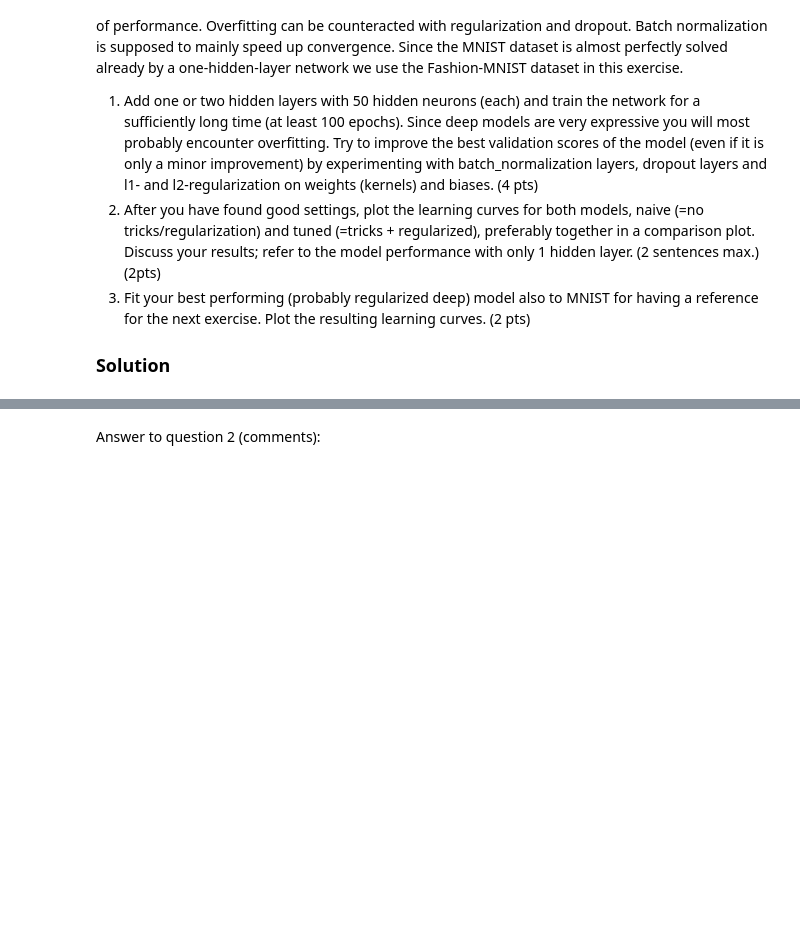
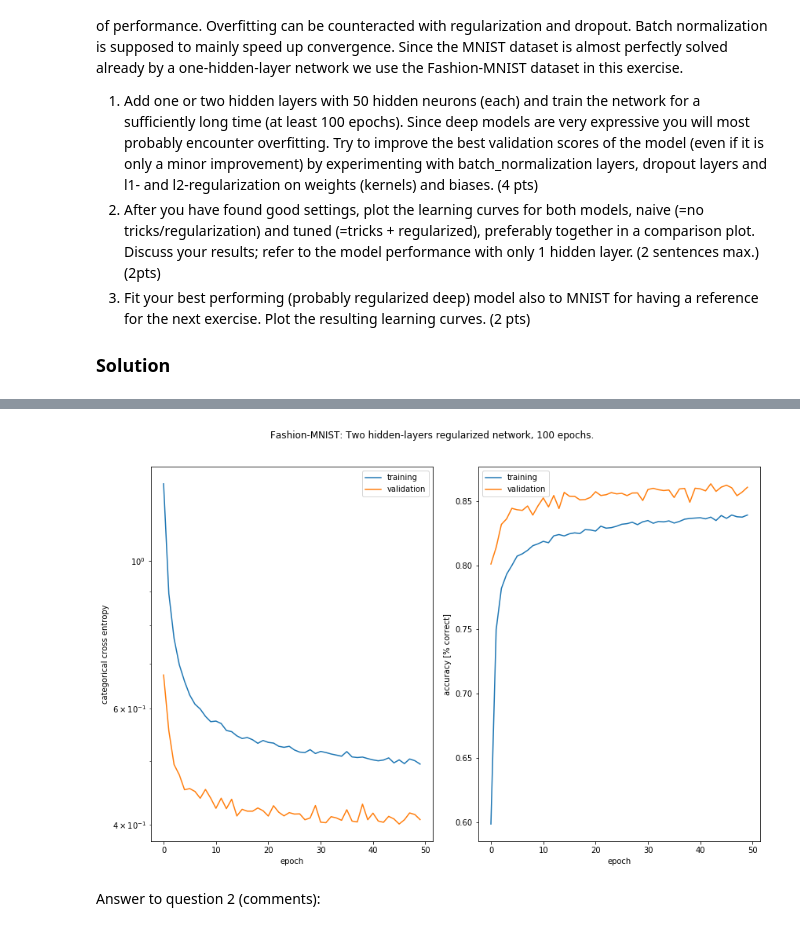
Before and after one commit to MartinStrambach/ANN_projects, a Jupyter notebook: project1.ipynb, the cells around one changed output, grey strips where cells are left out. Drawn from its saved outputs; the diff is of its cells as text; code cells hidden in the pictures; blank space fills up the shorter version.

Commit message:
continue on question 5, started 6

```diff
--- a/project1.ipynb
+++ b/project1.ipynb
@@ -427,3 +444,35 @@ model_naive.add(Dense(num_classes, activation='softmax'))
+# %%
+# There is a debate about whether BatchNorm should be applied before or after the activation function
+# interesting discussion here:
+# https://stackoverflow.com/questions/34716454/where-do-i-call-the-batchnormalization-function-in-keras
+from keras.layers import BatchNormalization
+from keras import regularizers
+
+# We train different networks, experimenting with different regularization mechanisms to avoid overfitting
+model_regularized = Sequential()
+model_regularized.add(Dense(nb_hidden, input_shape=(784,)))
+model_regularized.add(BatchNormalization())
+model_regularized.add(Activation('tanh'))
+model_regularized.add(Dropout(0.5))
+model_regularized.add(Dense(nb_hidden)) # first hidden layer
+model_regularized.add(BatchNormalization())
+model_regularized.add(Activation('tanh'))
+model_regularized.add(Dropout(0.5))
+model_regularized.add(Dense(nb_hidden)) # second hidden layer
+model_regularized.add(BatchNormalization())
+model_regularized.add(Activation('tanh'))
+model_regularized.add(Dropout(0.5))
+model_regularized.add(Dense(num_classes)) # output layer
+model_regularized.add(BatchNormalization())
+model_regularized.add(Activation('softmax'))
+
+model_regularized.compile(optimizer=adam,
+              loss='categorical_crossentropy',
+              metrics=['accuracy'])
+history_regularized = model_regularized.fit(x_fashion_train, y_fashion_train, epochs=nb_epochs, batch_size=128, validation_split=0.2, verbose=0)
+plot = plot_history_custom(history_regularized, "Fashion-MNIST: Two hidden-layers regularized network, 100 epochs.")
+# %% [output]
+[figure, added]
 # %% [markdown]
 Answer to question 2 (comments):
 # %% [markdown]
```
Also changed, not shown: parts of 11 cells of this notebook.
